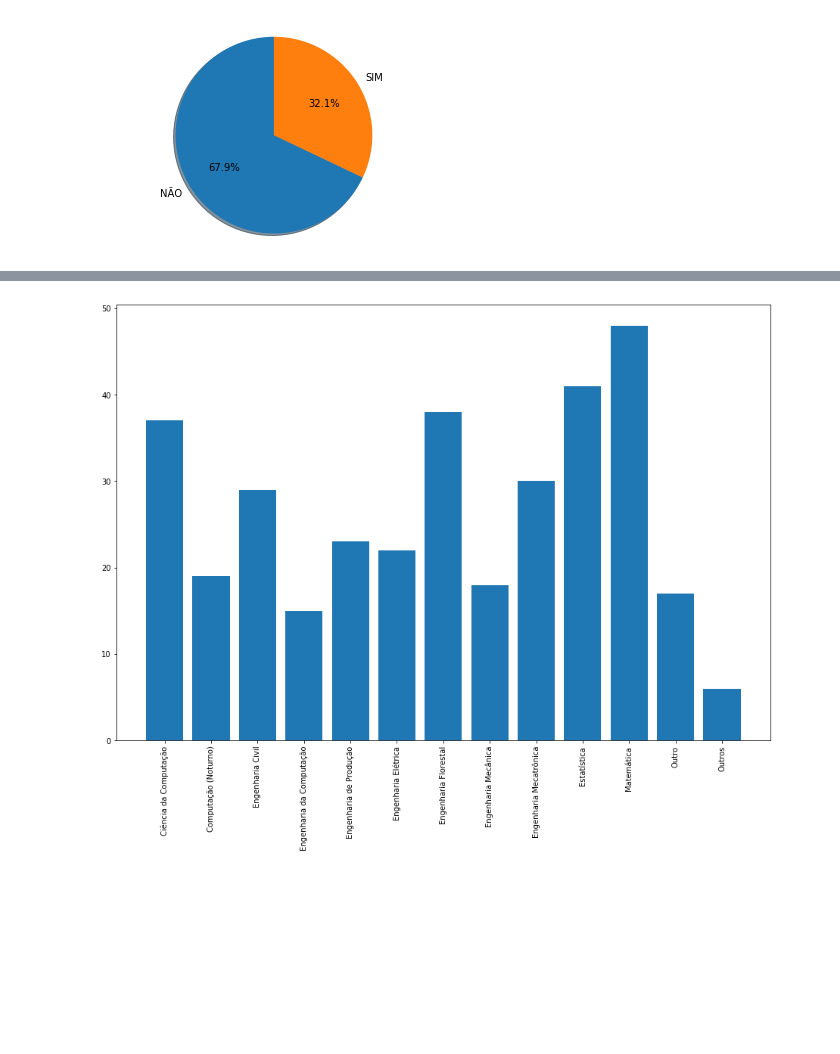
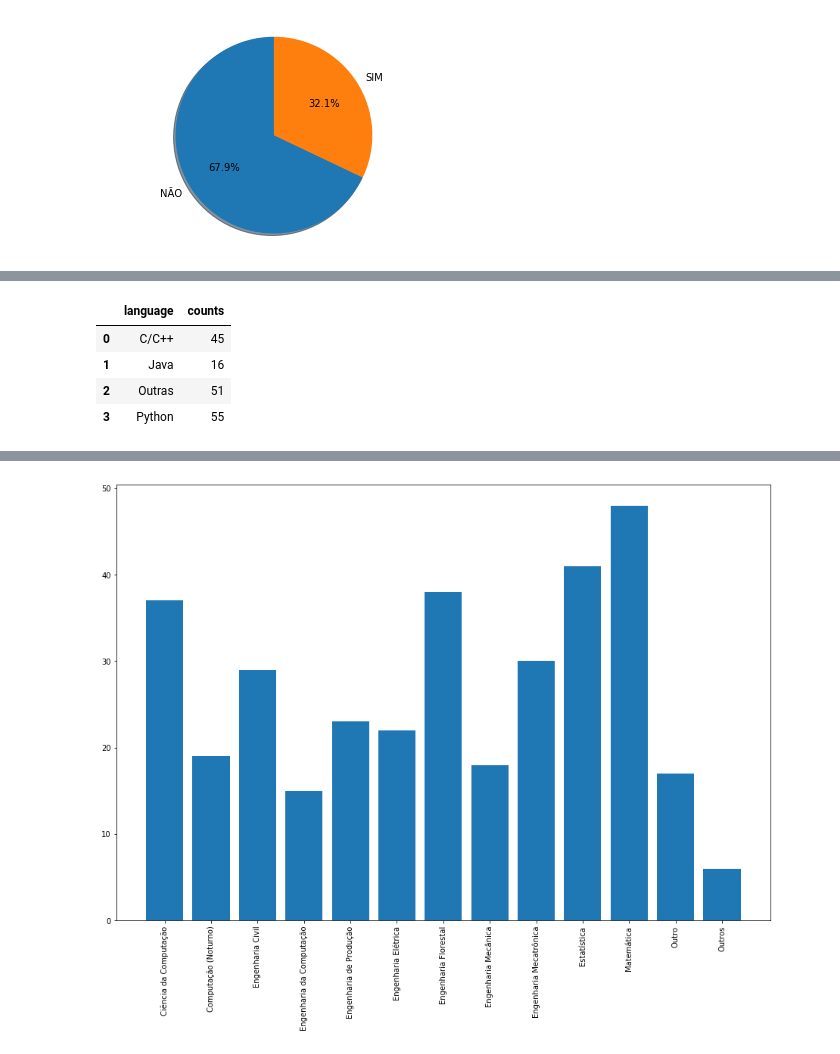
Before and after one commit to luhansen/Estudo_Visualizacao, a Jupyter notebook: Algorimos a serem implementados/formulario/Formulário.ipynb, the cells around one changed output, grey strips where cells are left out. Saved outputs shown, nothing was run; the diff lists cells and outputs as text; code cells hidden in the pictures; blank space fills up the shorter version.

```diff
--- a/Algorimos a serem implementados/formulario/Formulário.ipynb
+++ b/Algorimos a serem implementados/formulario/Formulário.ipynb
@@ -70,0 +64,8 @@ plt.show()
+# %%
+final
+# %% [output]
+|  | language | counts |
+| 0 | C/C++ | 45 |
+| 1 | Java | 16 |
+| 2 | Outras | 51 |
+| 3 | Python | 55 |
```
Also changed, not shown: parts of 5 cells of this notebook, 5 other files.
